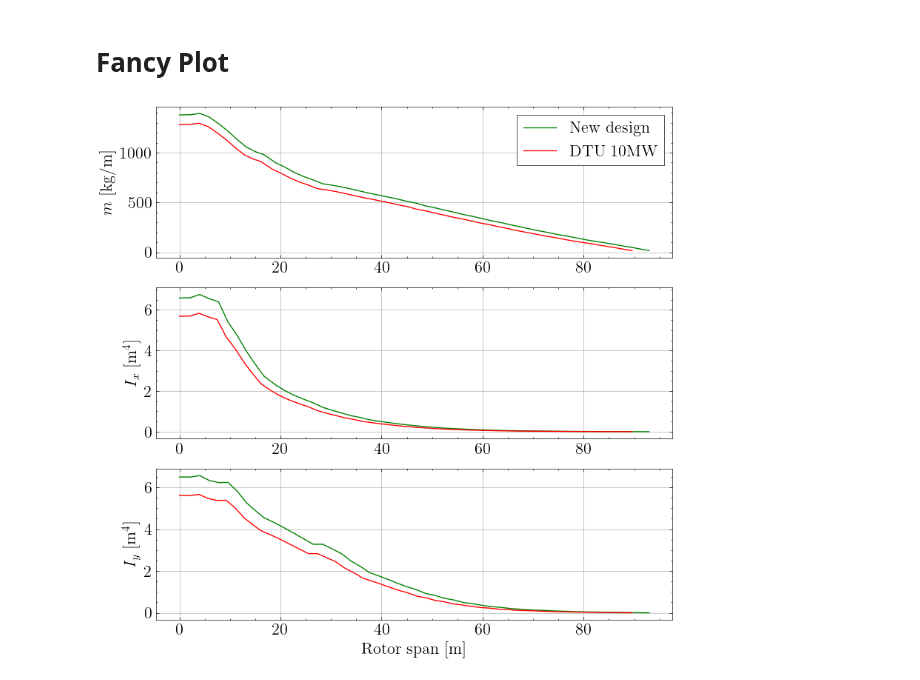
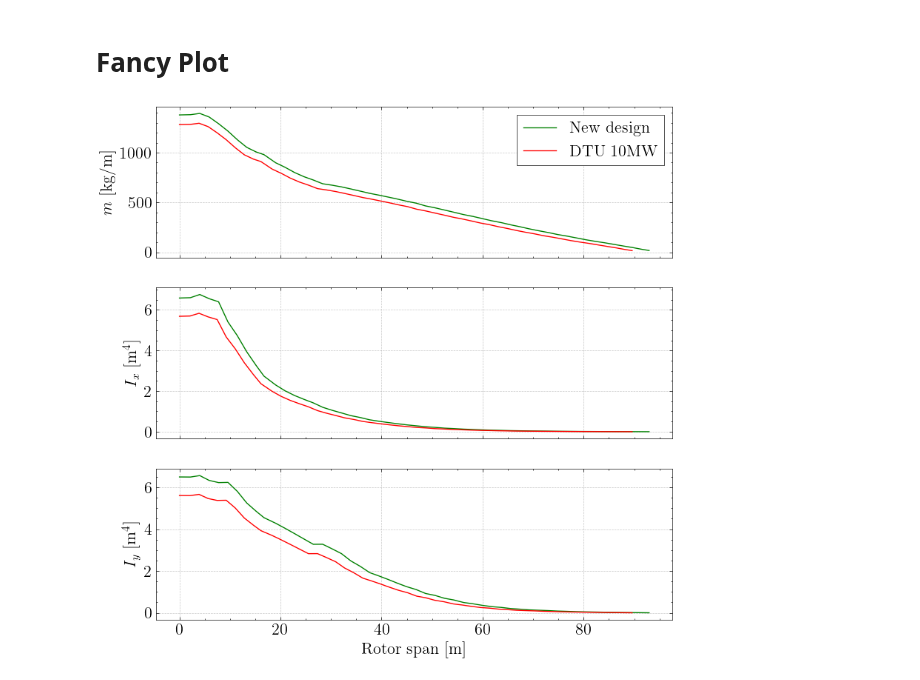
Before and after one commit to SpyrosAcheimastos/LAC, a Jupyter notebook: our_design/Assignment_1/Part4/mass_and_inertia_plots.ipynb, the cells around one changed output. Cells and saved outputs as stored; diff of their text form; code cells hidden in the pictures.

Commit message:
Fix plot

```diff
--- a/our_design/Assignment_1/Part4/mass_and_inertia_plots.ipynb
+++ b/our_design/Assignment_1/Part4/mass_and_inertia_plots.ipynb
@@ -68,32 +68,32 @@ scale_factor = R_new / R_old
 st_data = scale_ST_data(st_data_DTU10MW, scale_factor)
 # %%
 # Plotting m, I_x, I_y, I_p, S_chord, S_thickness
-fig, axs = plt.subplots(3, 1, figsize=(9, 9))
+fig, axs = plt.subplots(3, 1, figsize=(9, 9), sharex='all')
 
 # m_d
 ax = axs[0]
 ax.plot(st_data["s"], st_data["m"], c='green', label="New design")
 ax.plot(st_data_DTU10MW["s"], st_data_DTU10MW["m"], c='red', label="DTU 10MW")
 ax.set_ylabel("$m$ [kg/m]")
-ax.grid()
+ax.grid(linestyle='--', linewidth=0.5, alpha=0.7)
 legend = ax.legend(fancybox=False, edgecolor="black")
 legend.get_frame().set_linewidth(0.5)
 
 # I_x
 ax = axs[1]
 ax.plot(st_data["s"], st_data["I_x"], c='green', label="New design")
 ax.plot(st_data_DTU10MW["s"], st_data_DTU10MW["I_x"], c='red', label="DTU 10MW")
 ax.set_ylabel("$I_x$ [m$^4$]")
-ax.grid()
+ax.grid(linestyle='--', linewidth=0.5, alpha=0.7)
 
 # I_y
 ax = axs[2]
 ax.plot(st_data["s"], st_data["I_y"], c='green', label="New design")
 ax.plot(st_data_DTU10MW["s"], st_data_DTU10MW["I_y"], c='red', label="DTU 10MW")
 ax.set_ylabel("$I_y$ [m$^4$]")
 ax.set_xlabel("Rotor span [m]")
-ax.grid()
+ax.grid(linestyle='--', linewidth=0.5, alpha=0.7)
 
 plt.savefig('mass_and_inertia.pdf', dpi=300, bbox_inches='tight')
 # %% [output]
-[figure, old version]
+[figure, new version]
```
Also changed, not shown: parts of 1 cell of this notebook.
